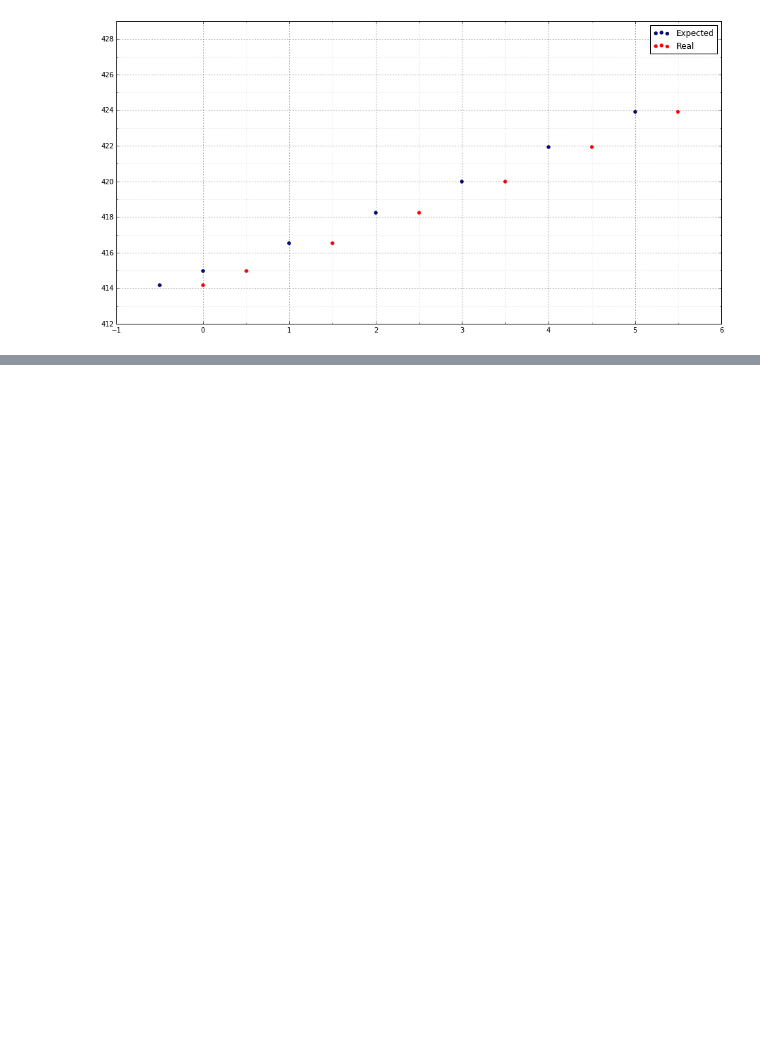
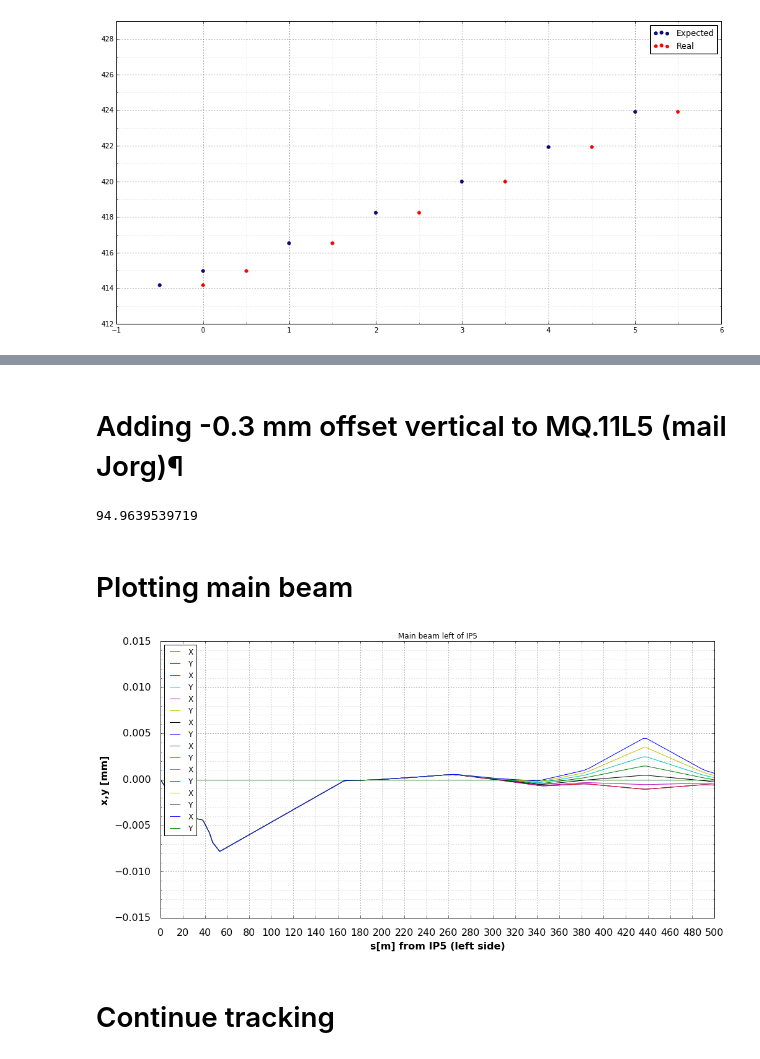
Before and after one commit to TMsangohan/Python_Tracking_Sec_Beams, a Jupyter notebook: BFPPTracking-IP5.ipynb, the cells around one changed output, grey strips where cells are left out. Cells and saved outputs as stored; diff of their text form; code cells hidden in the pictures; blank space fills up the shorter version.

```diff
--- a/BFPPTracking-IP5.ipynb
+++ b/BFPPTracking-IP5.ipynb
@@ -370,0 +582,73 @@ plt.show()
+# %% [markdown]
+# Adding -0.3 mm offset vertical to MQ.11L5 (mail Jorg)¶
+# %%
+import madxmodule
+
+s1 = time.time()
+# setting bump amplitude
+bumpamplist = [-0.0005,0.000,0.001,0.002,0.003,0.004,0.005]
+npart = 50
+
+basefilelist=[['lhcb4-twiss-bfpp-m0p3errMQ11L5-'+ i + '.tfs'] for i in ['m0p5','0p0','1p0','2p0','3p0','4p0','5p0']]
+
+errorstringlist=['''
+USE, PERIOD=LHCB2;
+
+EOPTION,ADD=TRUE,SEED=62971100;
+
+SELECT, FLAG=ERROR, PATTERN="MQ.11L5.B2";
+EALIGN, DX:=-0.30E-3;''']
+
+corrlist = np.array(['MCBCH.7L5.B2', 'MCBCH.9L5.B2', 'MCBH.13L5.B2'])
+
+
+# twiss file list
+basetwissfilelist = [[madxmodule.Twiss('lhcb2',basefilelist[j][i],targetxc=bumpamplist[j],IPcycle='IP5',
+                                       targetel="MQ.11L5.B2",
+                        correctorlist=corrlist,errorseq=errorstringlist[i],
+                        twisscols=madxmodule.MADtwissColumns["LHCTwiss"],
+                        beam=[madxmodule.MADX_Beam(1,seq='LHCB1',energy=82.*6370.),
+                              madxmodule.MADX_Beam(2,seq='LHCB2',energy=82.*6370.)])
+                    for i in range(len(basefilelist[j]))] for j in range(len(basefilelist))]
+
+# initial parameters for BFPP
+initialdictlist = [[madxmodule.get_initial(fn.lower(),madxmodule.dpPb(0,-1),location='IP5') for fn in basetwissfilelist[i]]
+                   for i in range(len(basetwissfilelist))]
+
+s2 = time.time()
+print s2-s1
+# %% [output]
+94.9639539719
+# %% [markdown]
+# Plotting main beam
+# %%
+flist = [fn[0] for fn in [basetwissfilelist[i] for i in range(len(basetwissfilelist))]]
+
+basedflist = [pd.read_csv(fn.lower(),
+                skiprows=range(47),
+                         delim_whitespace=True,
+                         names =madxmodule.MADtwissColumns["LHCTwiss"])
+              for fn in flist]
+
+%matplotlib inline
+df2 = basedflist[0].set_index('S')[['X','Y']]
+ax = df2.plot(figsize=(16,8),grid=True,xticks=range(0,540,20))
+for df in basedflist:
+    df2 = df.set_index('S')[['X','Y']]
+    df2.plot(figsize=(16,8),grid=True,xticks=range(0,540,20),ax=ax)
+    plt.xlim(0,500)
+    plt.xlabel('s[m] from IP5 (left side)')
+    plt.ylabel('x,y [mm]')
+    plt.title('Main beam left of IP5')
+plt.legend(loc=2)
+
+minor_ticks = np.arange(-0.015,0.015,0.001)
+ax.set_yticks(minor_ticks,minor=True)
+ax.grid(which='minor',alpha=0.4)
+
+plt.savefig('BFPP_IP5_left_mainbeam_errmql11l5neg.png',format='png')
+plt.show()
+# %% [output]
+[figure, added]
+# %% [markdown]
+# Continue tracking
```
Also changed, not shown: parts of 20 cells of this notebook.
